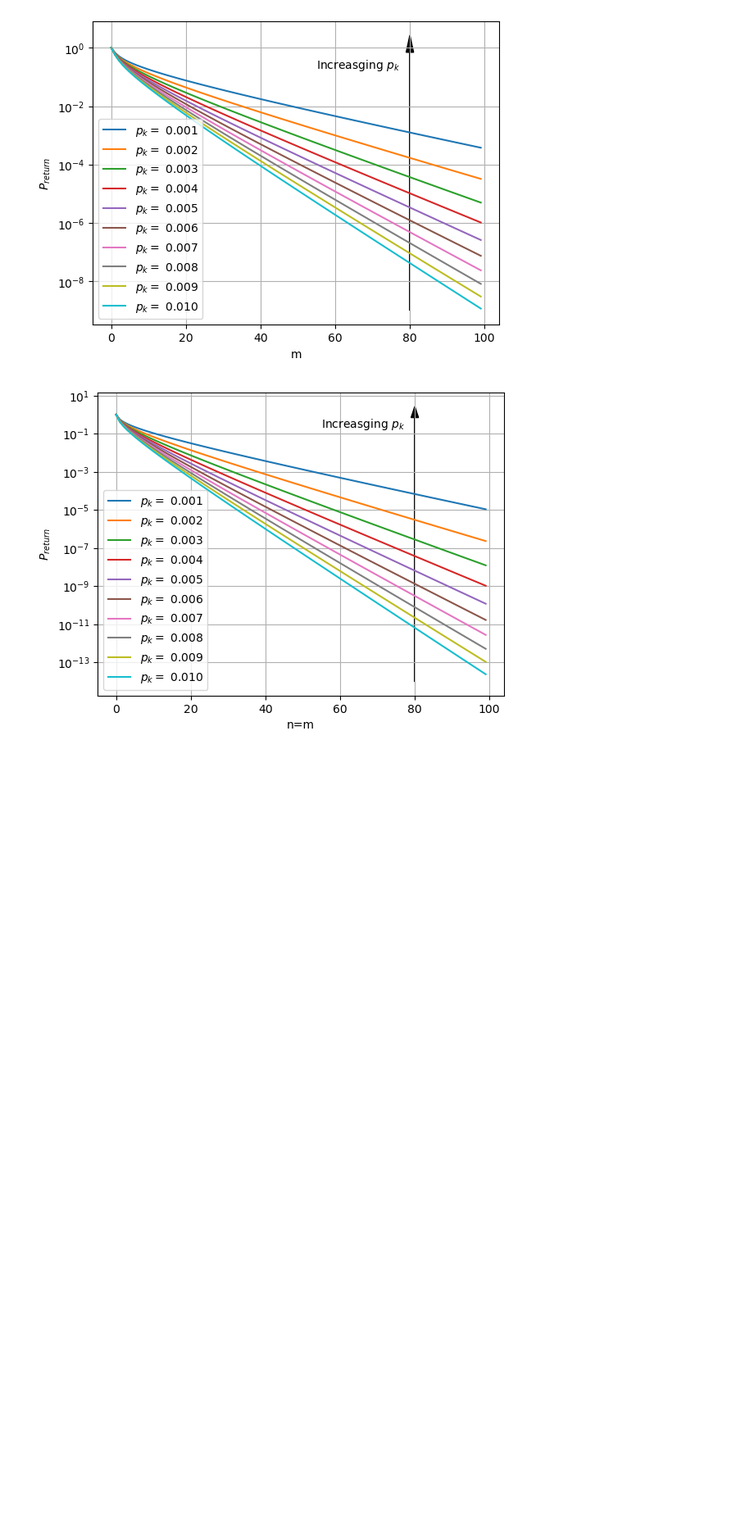
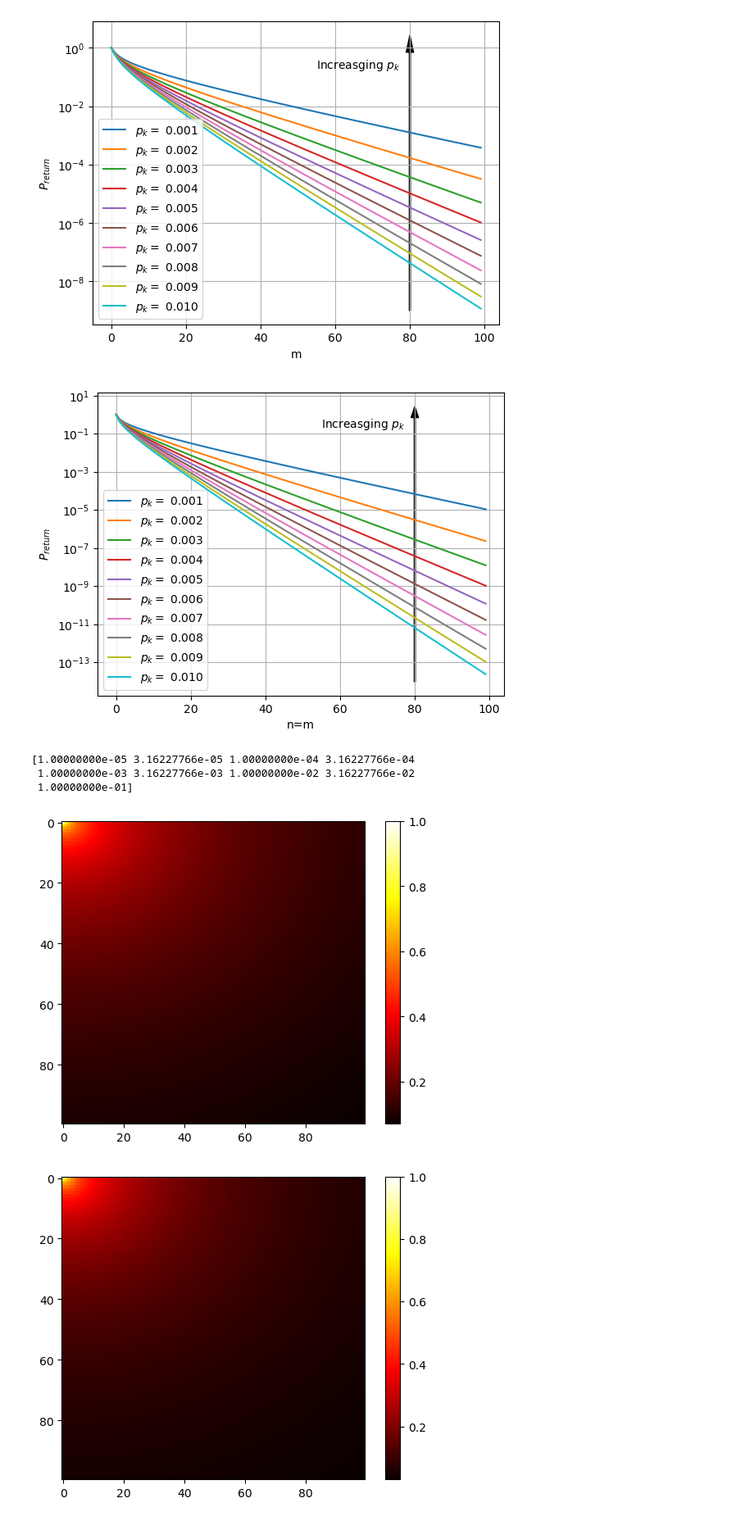
Before and after one commit to WeiHou1996/Fast-Screened-Poisson-LGF, a Jupyter notebook: LGF_RandomWalk.ipynb, the cells around one changed output. Shown at 82% size. Saved outputs shown, nothing was run; the diff lists cells and outputs as text; code cells hidden in the pictures; blank space fills up the shorter version.

```diff
--- a/LGF_RandomWalk.ipynb
+++ b/LGF_RandomWalk.ipynb
@@ -141,3 +126,27 @@ plt.ylabel(r'$P_{return}$')
 plt.savefig('Random_walk_pics/p_return_diag.pdf')
 # %% [output]
 [figure]
+# %%
+
+p_killed_vec = np.logspace(-5, -1,9)
+p_return_mat = np.zeros((len(p_killed_vec), 100, 100))
+print(p_killed_vec)
+
+p1_unkilled = 0.2
+p2_unkilled = 0.3
+for i in range(len(p_killed_vec)):
+    p_tot = 1 - p_killed_vec[i]
+    p_1 = p1_unkilled * p_tot
+    p_2 = p2_unkilled * p_tot
+    p_return_mat[i] = p_return(p_1, p_2)
+
+for i in range(len(p_killed_vec)):
+    plt.imshow(p_return_mat[i], cmap='hot')
+    plt.colorbar()
+    plt.show()
+# %% [output]
+[1.00000000e-05 3.16227766e-05 1.00000000e-04 3.16227766e-04
+ 1.00000000e-03 3.16227766e-03 1.00000000e-02 3.16227766e-02
+ 1.00000000e-01]
+[figure, added]
+[figure, added]
```
Also changed, not shown: parts of 10 cells of this notebook, 1 other file.
